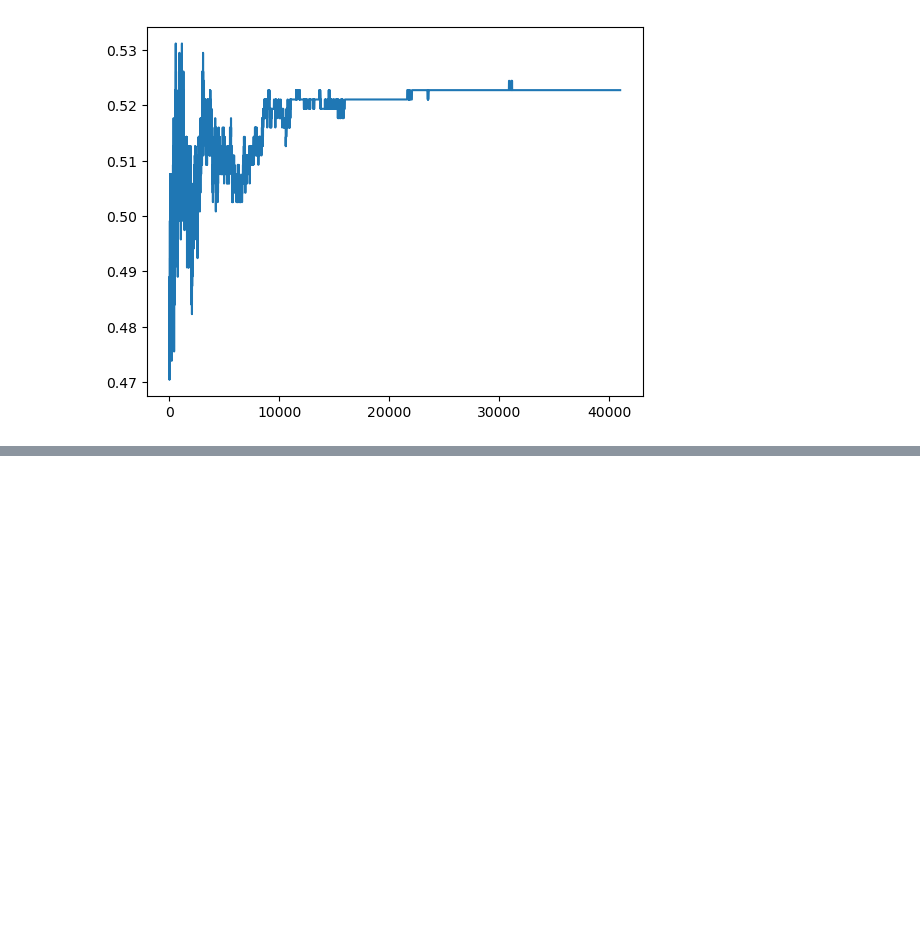
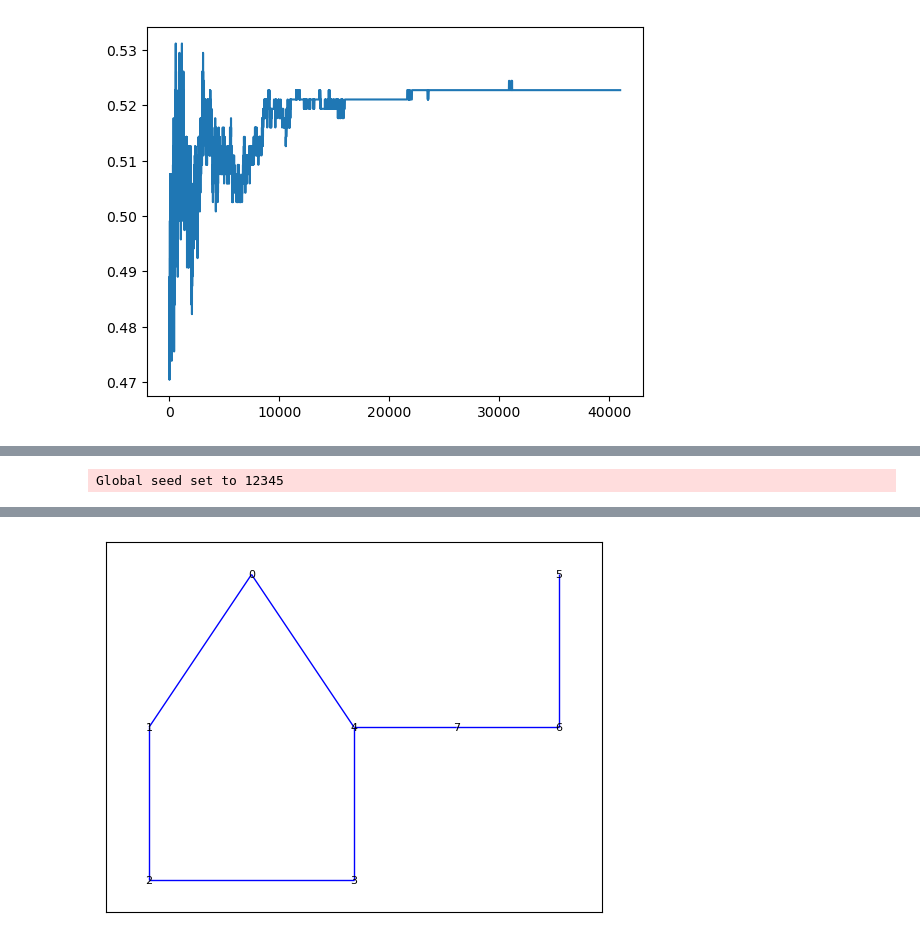
Before and after one commit to whybear0510/aegnn, a Jupyter notebook: scratch.ipynb, the cells around one changed output, grey strips where cells are left out. Drawn from its saved outputs; the diff is of its cells as text; code cells hidden in the pictures; blank space fills up the shorter version.

```diff
--- a/scratch.ipynb
+++ b/scratch.ipynb
@@ -906,0 +1345,65 @@ plt.savefig('/users/yyang22/thesis/aegnn_project/aegnn_results/async_accuracy.pn
+# %%
+import torch
+import aegnn
+import torch_geometric
+from torch_geometric.data import Data
+from torch_geometric.nn import GCNConv, SplineConv, BatchNorm
+from torch.nn.functional import elu
+import pytorch_lightning as pl
+import networkx as nx
+from torch_geometric.utils import to_networkx
+
+pl.seed_everything(12345)
+device = torch.device('cpu')
+
+# def network
+class net(torch.nn.Module):
+    def __init__(self) -> None:
+        super().__init__()
+        self.conv1 = SplineConv(1, 2, dim=2, kernel_size=2, bias=False, root_weight=False)
+        self.conv2 = SplineConv(2, 4, dim=2, kernel_size=2, bias=False, root_weight=False)
+        # self.conv1 = GCNConv(1, 2)
+        # self.conv2 = GCNConv(2, 4)
+        # self.norm1 = BatchNorm(in_channels=2)
+        self.act = elu
+
+    def forward(self, data):
+        data.x = self.conv1(data.x, data.edge_index, data.edge_attr)
+        print(f'after conv1:\n{data.x}\n')
+        data.x = self.act(data.x)
+        print(f'after elu1:\n{data.x}\n')
+        data.x = self.conv2(data.x, data.edge_index, data.edge_attr)
+        print(f'after conv2:\n{data.x}\n')
+        return data.x
+
+module = net()
+
+
+# def graph for sync
+attr_func = torch_geometric.transforms.Cartesian(cat=False, max_value=10.0)
+graph = Data(
+    x = torch.tensor([1.0, 0.0, 1.0, 1.0, 1.0, 1.0, 1.0, 1.0], device=device).view(-1,1),
+    pos = torch.tensor([[2,3],[1,2],[1,1],[3,1],[3,2],[5,3],[5,2],[4,2]], device=device),
+    edge_index = torch.tensor([[0,1,1,2,2,3,3,4,4,0,4,7,7,6,6,5], [1,0,2,1,3,2,4,3,0,4,7,4,6,7,5,6]], device=device, dtype=torch.long))
+graph = attr_func(graph)
+print('sync, graph:')
+output = module.forward(graph)
+print(f'sync graph.num_nodes = {graph.num_nodes}')
+print('graph:')
+g_nx = to_networkx(graph, to_undirected=True)
+nx.draw_networkx(g_nx, with_labels=True, pos=graph.pos.tolist(), node_size=0, node_shape='.',  font_size=8, font_color='k',  edge_color='b', width=1)
+
+# def graph_init, node_x for AEGNN
+x = torch.tensor([1.0, 0.0, 1.0, 1.0, 1.0], device=device).view(-1,1)
+edge_index = torch.tensor([[0,1,1,2,2,3,3,4,4,0],
+                           [1,0,2,1,3,2,4,3,0,4]], device=device, dtype=torch.long)
+pos = torch.tensor([[2,3],[1,2],[1,1],[3,1],[3,2]], device=device)
+
+graph_init = Data(x=x, pos=pos, edge_index=edge_index)
+graph_init = attr_func(graph_init)
+
+node_1 = Data(x=torch.tensor([[1.0]], device=device), pos=torch.tensor([[5,3]], device=device))
+node_2 = Data(x=torch.tensor([[1.0]], device=device), pos=torch.tensor([[5,2]], device=device))
+node_3 = Data(x=torch.tensor([[1.0]], device=device), pos=torch.tensor([[4,2]], device=device))
+# %% [output]
+Global seed set to 12345
@@ -906,0 +1427 @@ plt.savefig('/users/yyang22/thesis/aegnn_project/aegnn_results/async_accuracy.pn
+[figure, added]
```
Also changed, not shown: parts of 10 cells of this notebook, 3 other files.
